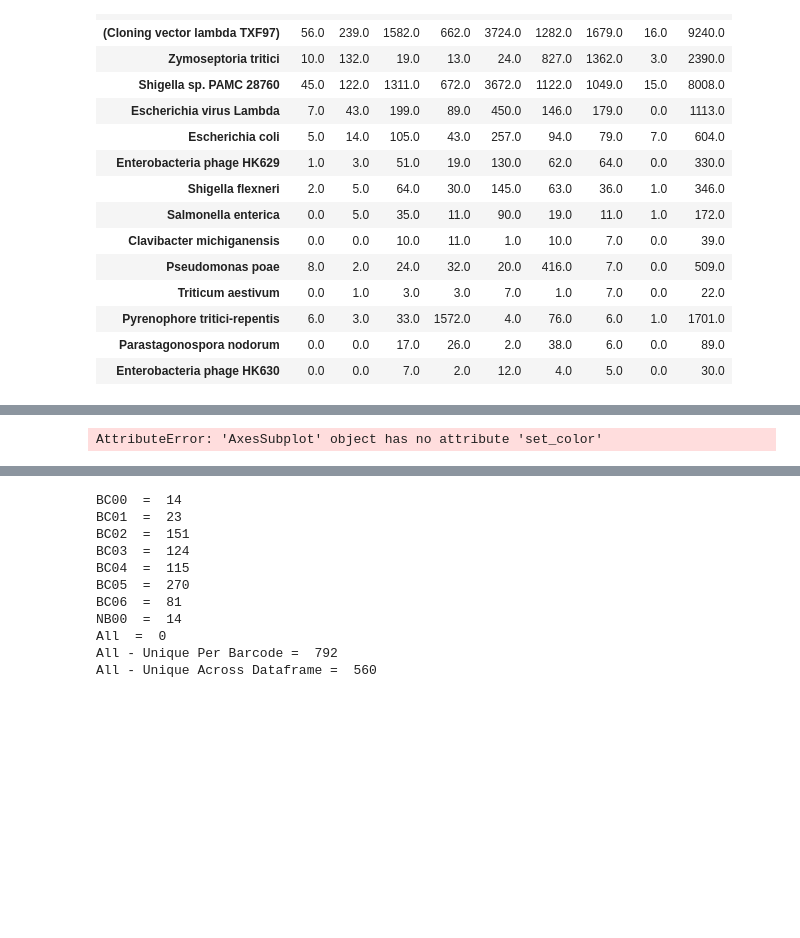
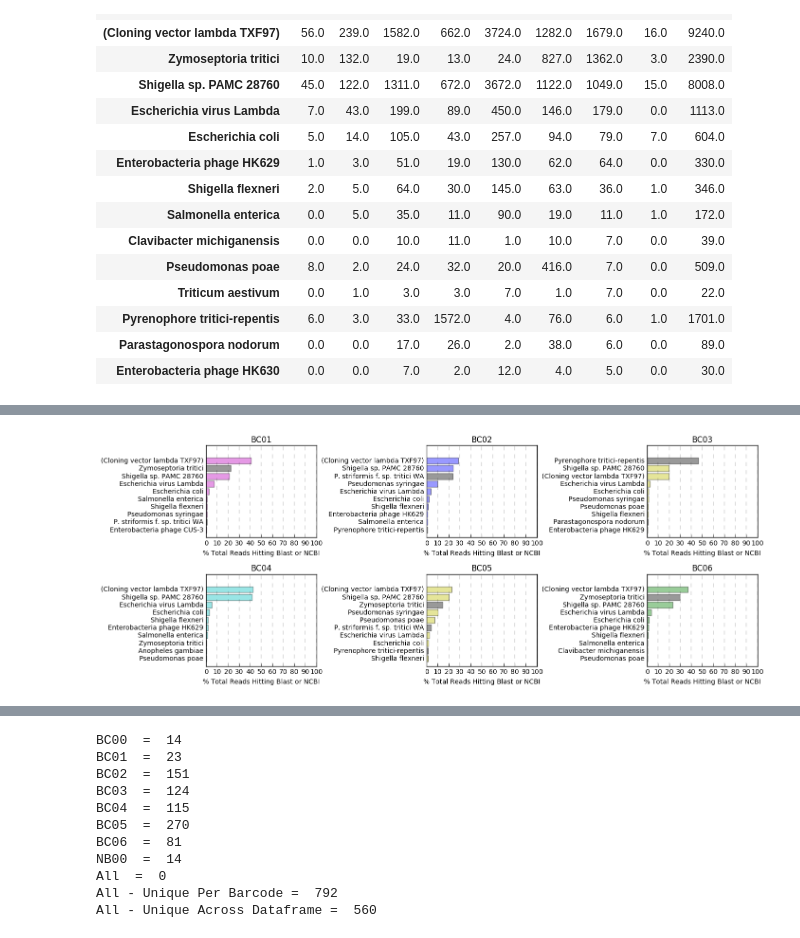
Before and after one commit to BenjaminSchwessinger/Gamran, a Jupyter notebook: MinIon_analysis_05012017_Wagga_initial-taxonomy.ipynb, the cells around one changed output, grey strips where cells are left out. Drawn from its saved outputs; the diff is of its cells as text; code cells hidden in the pictures; blank space fills up the shorter version.

```diff
--- a/MinIon_analysis_05012017_Wagga_initial-taxonomy.ipynb
+++ b/MinIon_analysis_05012017_Wagga_initial-taxonomy.ipynb
@@ -441,33 +358,43 @@ plt.show()
-# %%
-fig = plt.figure(figsize=(18,8))
-ax1 = fig.add_subplot(3, 2, 1)
-
-n_groups = 10
-labels1 = tuple(generate_all_hits_pc_table('phylum', 'BC01', dropwheat=True)['BC01%'].index)
-sizes1 = tuple([float(i) for i in generate_all_hits_pc_table('phylum', 'BC01', dropwheat=True)['BC01%']])
-
-ind = np.arange(n_groups)         # the x locations for the groups
-width = 0.35                      # the width of the bars
-opacity = 0.4
-
-def applyPlotStyle(ax, bcs, rank, sizes, labels):
-    ax.set_xlim(-width*2, len(ind))
-    ax.set_xlabel(rank)
-    ax.set_ylim(0, 100)
-    ax.set_ylabel('% Reads Hitting Blast / NCBI')
-    ax.set_title(bcs)
-    ax.set_xticks(ind + width)
-    ax.set_xticklabels('')
-    ax.set_color('r')
-    ax.legend(loc='center right', bbox_to_anchor=(1.01, 0.5), fontsize=12)
-
-colors = ['red', 'blue', 'green']
-
-ax1.bar(ind, sizes1, width, alpha=opacity, color='b')
-applyPlotStyle(ax1, 'BC01', 'phylum', sizes1, labels1)
-
-plt.show()
-# %% [output]
-AttributeError: 'AxesSubplot' object has no attribute 'set_color'
+# %%
+fig, ax = plt.subplots(2, 3, figsize=(15, 6))
+cycol = 'bgrcmy'
+
+def applyPlotStyle(ax_ind1, ax_ind2, bcs, rank):
+    cycol_one = ''
+    cycol_one = random.choice(cycol)
+    labels = ''
+    labels = tuple(generate_all_hits_pc_table(rank, bcs, dropwheat=True)[bcs + '%'].index)
+    y_pos = ''
+    y_pos = np.arange(len(labels))
+    sizes = ''
+    sizes = tuple([float(i) for i in generate_all_hits_pc_table(rank, bcs, dropwheat=True)[bcs + '%']])
+
+    colors = []
+    for name in labels:
+        if name in list(blasthit_downloaded_counts.index):
+            colors.append('k')
+        else:
+            colors.append(cycol_one)
+
+    ax[ax_ind1, ax_ind2].barh(y_pos, sizes, align='center', alpha=0.4, color=colors)
+    ax[ax_ind1, ax_ind2].set_yticks(y_pos)
+    ax[ax_ind1, ax_ind2].set_yticklabels(labels)
+    ax[ax_ind1, ax_ind2].tick_params(top="off", right="off", left="off")
+    ax[ax_ind1, ax_ind2].set_xlabel('% Total Reads Hitting Blast or NCBI')
+    ax[ax_ind1, ax_ind2].set_xticks(range(0, 110, 10))
+    ax[ax_ind1, ax_ind2].set_title(bcs)
+    ax[ax_ind1, ax_ind2].invert_yaxis()
+    ax[ax_ind1, ax_ind2].grid(b=None, which='major', axis='x', linestyle='dashed', linewidth=0.2)
+
+ax1_list = [0,0,0,1,1,1]
+ax2_list = [0,1,2,0,1,2]
+bc_list = ['BC01', 'BC02', 'BC03', 'BC04', 'BC05', 'BC06']
+for ax1, ax2, bcs, in zip(ax1_list, ax2_list, bc_list):
+    applyPlotStyle(ax1, ax2, bcs, 'species')
+
+plt.subplots_adjust(left=None, bottom=None, right=None, top=None, wspace=1.0, hspace=0.4)
+plt.show()
+# %% [output]
+[figure, added]
 # %%
 # %% [output]
```
Also changed, not shown: parts of 10 cells of this notebook.
